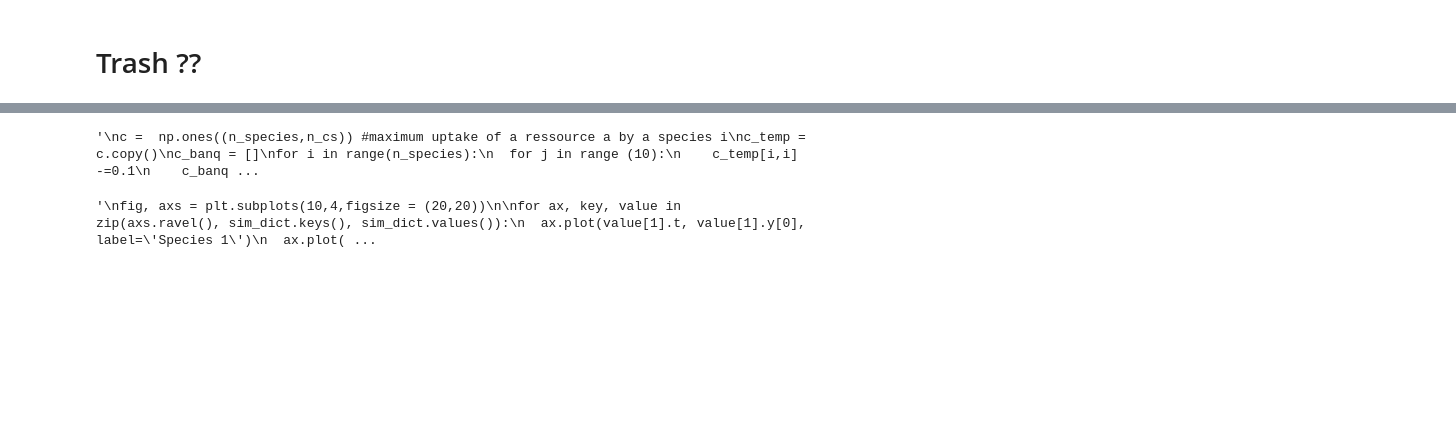
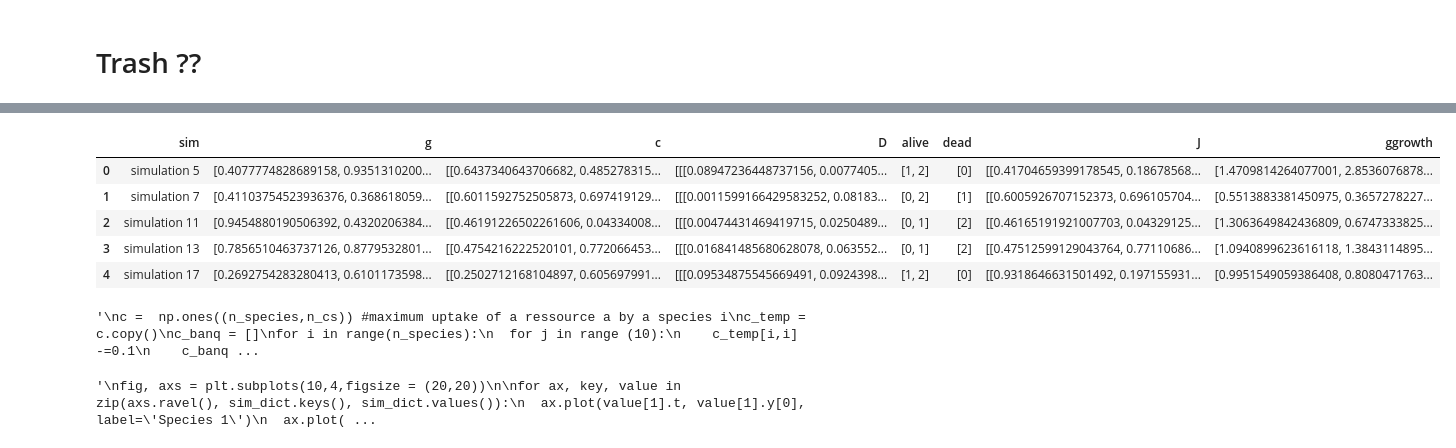
Before and after one commit to GiveMe1Coffee/m6-consumer-resource-model, a Jupyter notebook: M6_project.ipynb, the cells around one changed output, grey strips where cells are left out. Saved outputs shown, nothing was run; the diff lists cells and outputs as text; code cells hidden in the pictures; blank space fills up the shorter version.

```diff
--- a/M6_project.ipynb
+++ b/M6_project.ipynb
@@ -588,0 +599,15 @@ p_value
+# %%
+# Statistical analysis
+#trash
+
+J_index = []
+for j in range(len(cohabitation_df)):
+
+  J_co = np.zeros((len(cohabitation_df["alive"][j]), n_cs))
+  for m,i in enumerate(cohabitation_df["alive"][j]):
+    for a in range(n_cs):
+      J_co[m,a] = cohabitation_df["c"][j][i,a]* sim_dict[cohabitation_df["sim"][j]][1].y[i][-1:] / (sim_dict[cohabitation_df["sim"][j]][1].y[i][-1:] + K[a])
+  J_index.append(J_co)
+
+cohabitation_df["J"] = J_index
+cohabitation_df.head()
@@ -588,0 +622,17 @@ p_value
+# %%
+# calcul de growth_intake pour les espèces survivantes
+growth_index = []
+for j in range(len(cohabitation_df)):
+  ggrowth = []
+  for m,i in enumerate(cohabitation_df["alive"][j]):
+    ggrowth.append(cohabitation_df["g"][j][i]*np.sum(cohabitation_df["J"][j][m, :]))
+  growth_index.append(ggrowth)
+cohabitation_df["ggrowth"] = growth_index
+cohabitation_df.head()
+# %% [output]
+|  | sim | g | c | D | alive | dead | J | ggrowth |
+| 0 | simulation 5 | [0.4077774828689158, 0.9351310200... | [[0.6437340643706682, 0.485278315... | [[[0.08947236448737156, 0.0077405... | [1, 2] | [0] | [[0.41704659399178545, 0.18678568... | [1.4709814264077001, 2.8536076878... |
+| 1 | simulation 7 | [0.41103754523936376, 0.368618059... | [[0.6011592752505873, 0.697419129... | [[[0.0011599166429583252, 0.08183... | [0, 2] | [1] | [[0.6005926707152373, 0.696105704... | [0.5513883381450975, 0.3657278227... |
+| 2 | simulation 11 | [0.9454880190506392, 0.4320206384... | [[0.46191226502261606, 0.04334008... | [[[0.00474431469419715, 0.0250489... | [0, 1] | [2] | [[0.46165191921007703, 0.04329125... | [1.3063649842436809, 0.6747333825... |
+| 3 | simulation 13 | [0.7856510463737126, 0.8779532801... | [[0.4754216222520101, 0.772066453... | [[[0.016841485680628078, 0.063552... | [0, 1] | [2] | [[0.47512599129043764, 0.77110686... | [1.0940899623616118, 1.3843114895... |
+| 4 | simulation 17 | [0.2692754283280413, 0.6101173598... | [[0.2502712168104897, 0.605697991... | [[[0.09534875545669491, 0.0924398... | [1, 2] | [0] | [[0.9318646631501492, 0.197155931... | [0.9951549059386408, 0.8080471763... |
```
Also changed, not shown: parts of 11 cells of this notebook.
